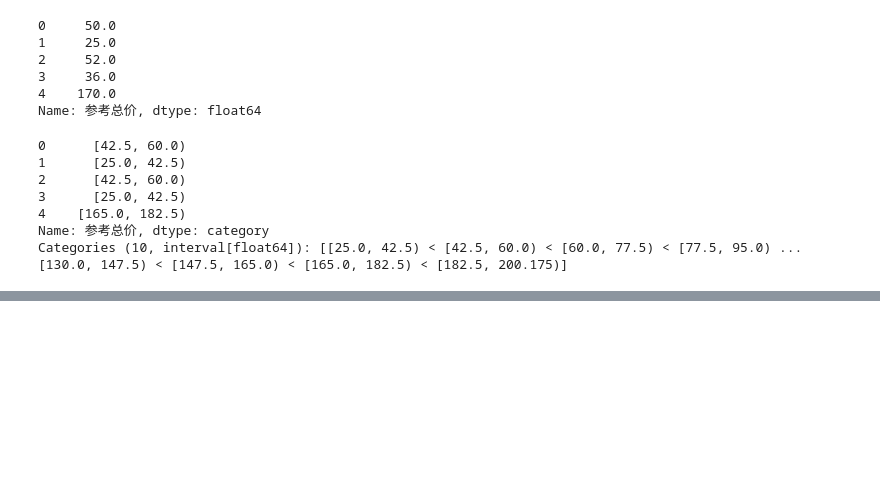
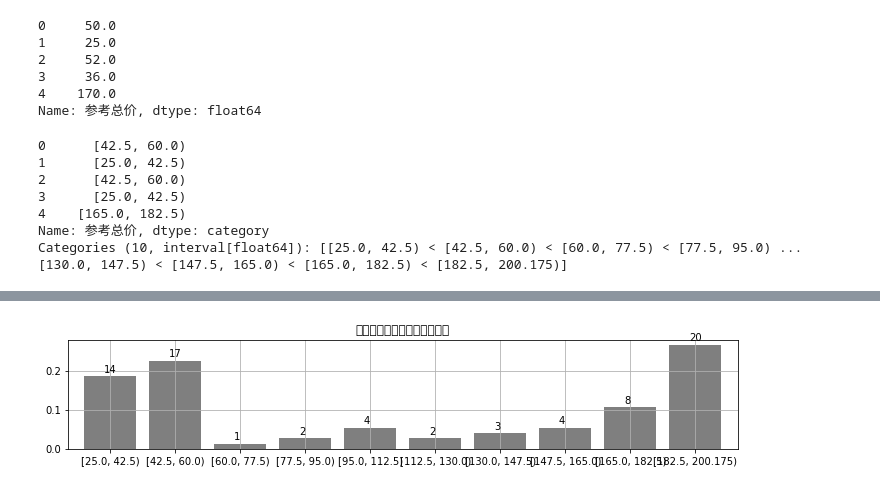
Before and after one commit to 2804983329/data-analysis, a Jupyter notebook: 数据分析python升级/00/核心指标的处理方法.ipynb, the cells around one changed output, grey strips where cells are left out. Cells and saved outputs as stored; diff of their text form; code cells hidden in the pictures; blank space fills up the shorter version.

```diff
--- a/数据分析python升级/00/核心指标的处理方法.ipynb
+++ b/数据分析python升级/00/核心指标的处理方法.ipynb
@@ -89,3 +89,6 @@ print(gcut.head())
 4    [165.0, 182.5)
 Name: 参考总价, dtype: category
 Categories (10, interval[float64]): [[25.0, 42.5) < [42.5, 60.0) < [60.0, 77.5) < [77.5, 95.0) ... [130.0, 147.5) < [147.5, 165.0) < [165.0, 182.5) < [182.5, 200.175)]
+# %%
+gcut_count = gcut.value_counts(sort=False)
+gcut_count
@@ -91,0 +107,14 @@ Categories (10, interval[float64]): [[25.0, 42.5) < [42.5, 60.0) < [60.0, 77.5)
+# %%
+#频率分布情况 -定量字段
+# 求出目标字段下频率分布的其他统计量 --> 频数，频率，累计频率
+r_zj = pd.DataFrame(gcut_count)
+r_zj.rename(columns={gcut_count.name:'频数'}, inplace=True)
+r_zj['频率']= r_zj/r_zj['频数'].sum() #计算频率
+r_zj['累计频率'] = r_zj['频率'].cumsum()  #计算累计频率
+r_zj['频率%'] = r_zj['频率'].apply(lambda x: "%.2f%%" % (x*100)) #以百分比显示频率
+r_zj['累计频率%'] = r_zj['累计频率'].apply(lambda x:  "%.2f%%" % (x*100))   #以百分比显示累计频率
+
+r_zj.style.bar(subset=['频率','累计频率'], color='green',width = 100)
+
+
+#可视化显示
@@ -91,0 +133,23 @@ Categories (10, interval[float64]): [[25.0, 42.5) < [42.5, 60.0) < [60.0, 77.5)
+# %%
+# 频率分布情况 定量字段
+# 绘制频率直方图
+
+r_zj['频率'].plot(kind = 'bar',
+               width = 0.8,
+               figsize = (12,2),
+               rot  = 0 ,
+               color = 'k',
+               grid = True,
+               alpha = 0.5)
+plt.title('参考总价分布频率绘制直方图')
+
+#绘制直方图
+
+x = len(r_zj)
+y = r_zj['频率']
+m = r_zj['频数']
+for i,j,k in zip(range(x),y,m):
+    plt.text(i-0.1,j+0.01,'%i' % k , color = 'k')
+#添加频数标签
+# %% [output]
+[figure, added]
```
Also changed, not shown: parts of 8 cells of this notebook.
